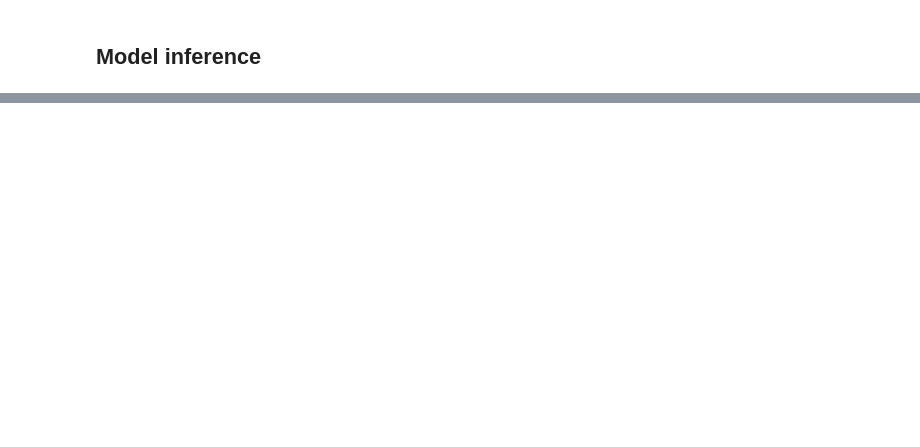
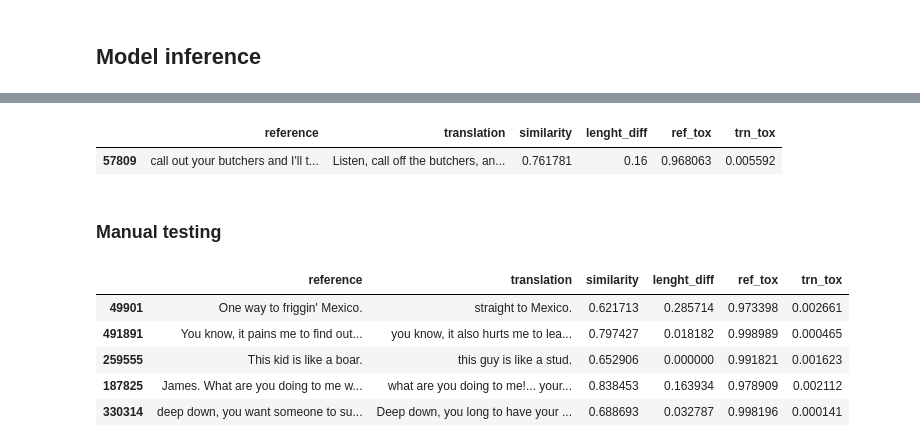
Before and after one commit to kilimanj4r0/text-detoxification, a Jupyter notebook: notebooks/2.1-transformer-models.ipynb, the cells around one changed output, grey strips where cells are left out. Cells and saved outputs as stored; diff of their text form; code cells hidden in the pictures; blank space fills up the shorter version.

```diff
--- a/notebooks/2.1-transformer-models.ipynb
+++ b/notebooks/2.1-transformer-models.ipynb
@@ -142,0 +217,24 @@ trainer.train()
+# %%
+import pandas as pd
+
+
+# The data should be downloaded and preprocessed, use 1.0-download-raw-data.ipynb and 1.2-data-preprocessing.ipynb notebooks
+test_data_path = '../data/interim/test.csv'
+test_df = pd.read_csv(test_data_path, index_col=0)
+test_df.head(1)
+# %% [output]
+|  | reference | translation | similarity | lenght_diff | ref_tox | trn_tox |
+| 57809 | call out your butchers and I'll t... | Listen, call off the butchers, an... | 0.761781 | 0.16 | 0.968063 | 0.005592 |
+# %% [markdown]
+### Manual testing
+# %%
+n_samples = 25
+sampled_test = test_df.sample(n=n_samples, random_state=111)
+sampled_test.head()
+# %% [output]
+|  | reference | translation | similarity | lenght_diff | ref_tox | trn_tox |
+| 49901 | One way to friggin' Mexico. | straight to Mexico. | 0.621713 | 0.285714 | 0.973398 | 0.002661 |
+| 491891 | You know, it pains me to find out... | you know, it also hurts me to lea... | 0.797427 | 0.018182 | 0.998989 | 0.000465 |
+| 259555 | This kid is like a boar. | this guy is like a stud. | 0.652906 | 0.000000 | 0.991821 | 0.001623 |
+| 187825 | James. What are you doing to me w... | what are you doing to me!... your... | 0.838453 | 0.163934 | 0.978909 | 0.002112 |
+| 330314 | deep down, you want someone to su... | Deep down, you long to have your ... | 0.688693 | 0.032787 | 0.998196 | 0.000141 |
```
Also changed, not shown: parts of 14 cells of this notebook, 11 other files.
